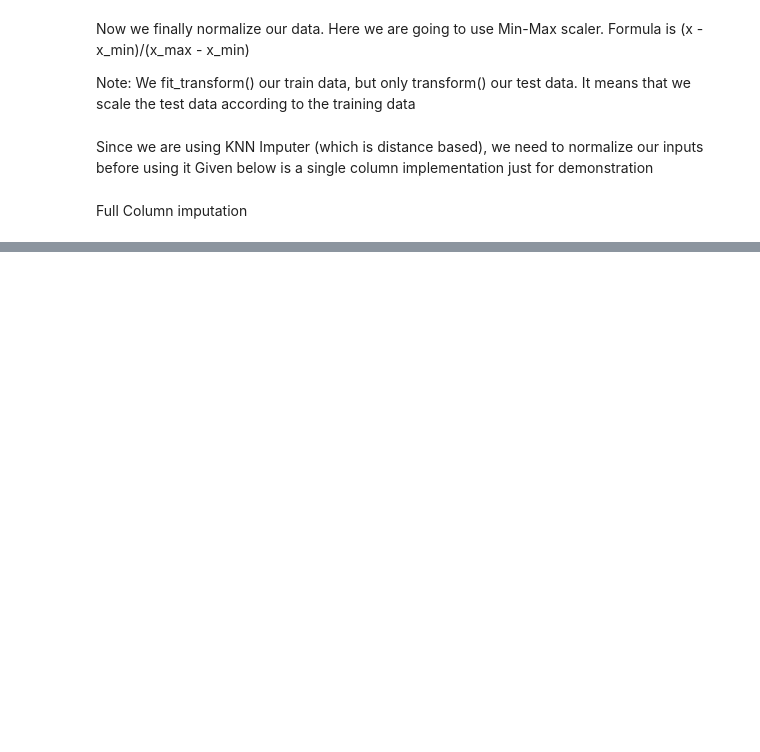
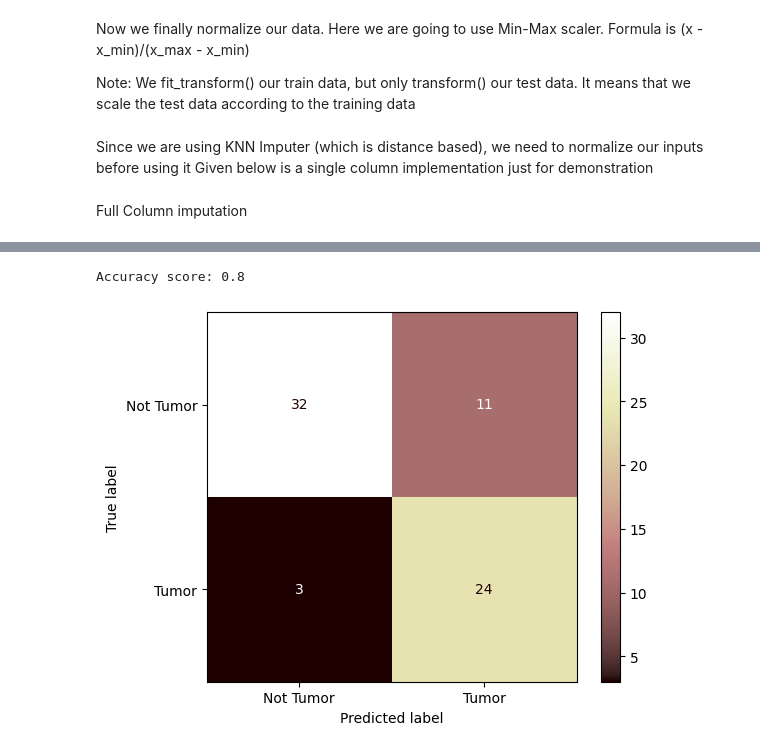
Before and after one commit to RAnmol3061/NPTEL-Course, a Jupyter notebook: 2026-Jan-Semester/Multi-Layer-Perceptron-W2.ipynb, the cells around one changed output, grey strips where cells are left out. Saved outputs shown, nothing was run; the diff lists cells and outputs as text; code cells hidden in the pictures; blank space fills up the shorter version.

Commit message:
complete implementation of multi-layer perceptron-W2

```diff
--- a/2026-Jan-Semester/Multi-Layer-Perceptron-W2.ipynb
+++ b/2026-Jan-Semester/Multi-Layer-Perceptron-W2.ipynb
@@ -57,0 +71,14 @@ x_test_impute = imputer.transform(x_test_scale)
+# %%
+from tensorflow import keras
+from keras.models import Sequential
+from keras.layers import Dense, Input, Dropout
+
+model = Sequential()
+model.add(Input(shape=(49,)))
+model.add(Dense(32, activation='relu')) # Shape of input is (349, 49)
+model.add(Dropout(0.2))
+model.add(Dense(32, activation='relu'))
+model.add(Dropout(0.2))
+model.add(Dense(1, activation='sigmoid'))
+
+model.summary()
@@ -57,0 +116,4 @@ x_test_impute = imputer.transform(x_test_scale)
+# %%
+model.compile(optimizer='adam', loss='binary_crossentropy', metrics=['accuracy'])
+early_stop = EarlyStopping(monitor='val_loss', patience=5, restore_best_weights=True)
+history = model.fit(x_train_impute, y_train, batch_size=32, epochs=100, validation_split=0.2, callbacks=[early_stop])
@@ -57,0 +138,3 @@ x_test_impute = imputer.transform(x_test_scale)
+# %%
+y_pred = model.predict(x_test_impute)
+y_pred
@@ -57,0 +160,5 @@ x_test_impute = imputer.transform(x_test_scale)
+# %%
+y_pred = np.where(y_pred > 0.5, 1, 0)
+y_pred = y_pred.astype(int)
+
+np.column_stack((y_pred, y_test))
@@ -57,0 +183,10 @@ x_test_impute = imputer.transform(x_test_scale)
+# %%
+cm = confusion_matrix(y_true=y_test, y_pred=y_pred)
+
+disp = ConfusionMatrixDisplay(confusion_matrix=cm, display_labels=['Not Tumor', 'Tumor'])
+disp.plot(cmap=plt.cm.pink)
+
+print(f"\nAccuracy score: {accuracy_score(y_true=y_test, y_pred=y_pred)}")
+# %% [output]
+Accuracy score: 0.8
+[figure, added]
```
Also changed, not shown: parts of 12 cells of this notebook.
